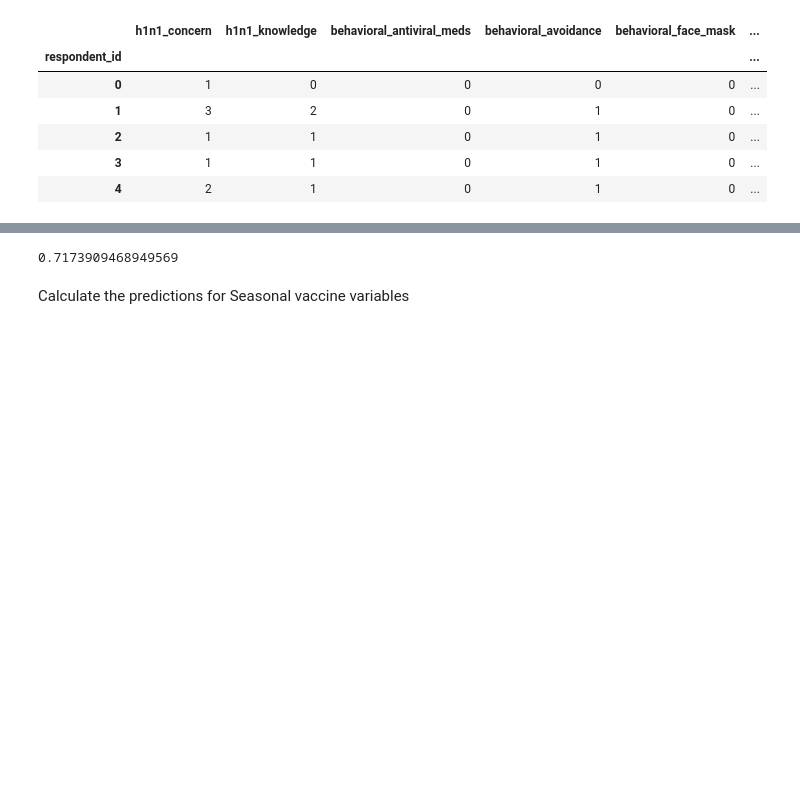
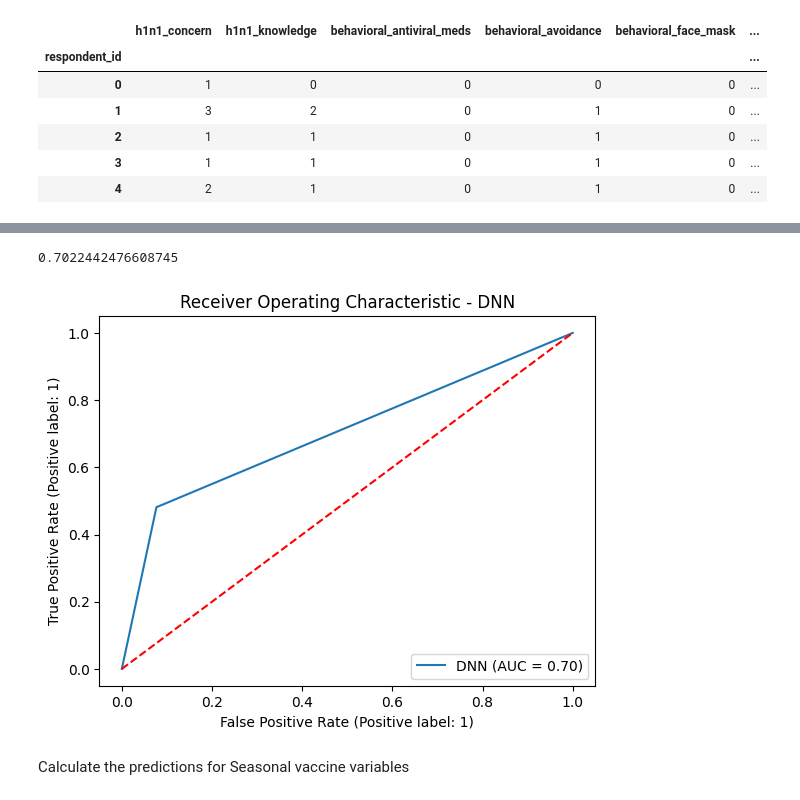
Before and after one commit to djjeff06/Flushot-Learning, a Jupyter notebook: Jupyter/Flu Shot Learning CNN (Preprocessing#1).ipynb, the cells around one changed output, grey strips where cells are left out. Saved outputs shown, nothing was run; the diff lists cells and outputs as text; code cells hidden in the pictures; blank space fills up the shorter version.

```diff
--- a/Jupyter/Flu Shot Learning CNN (Preprocessing#1).ipynb
+++ b/Jupyter/Flu Shot Learning CNN (Preprocessing#1).ipynb
@@ -83,3 +83,11 @@ from torch import nn
 from torch.nn import functional as F
 torch.cuda.is_available()
 device = "cuda" if torch.cuda.is_available() else "cpu"
+# %%
+#Hyperparameters
+
+n_hidden_units = 60
+learning_rate = 0.001
+mini_batch_size = 64
+epochs = 50
+n_features = x_train.shape[1]
@@ -233,0 +224,6 @@ Epoch: 3000 | Training Accuracy: 85.61% | Training Loss: 0.65563 || Test Accurac
+# %%
+model = DNNBC(n_features =n_features).to(device)
+torch.manual_seed(0)
+
+optimizer = torch.optim.SGD(model.parameters(),lr=learning_rate, momentum=0.9)
+loss_f = nn.BCELoss()
@@ -234,9 +278,37 @@ Epoch: 3000 | Training Accuracy: 85.61% | Training Loss: 0.65563 || Test Accurac
+# %%
+
+y_pred_list = [a for a in y_pred_list]
+ytest_pred = list(itertools.chain.from_iterable(y_pred_list))
 # %%
-preds1 = test_pred
+from sklearn import metrics
+from torchmetrics import ConfusionMatrix, Precision, Recall
+from torchmetrics.functional import f1_score
+from torchmetrics import PrecisionRecallCurve
+from sklearn.metrics import classification_report
+from torchmetrics import ROC
+target = y_test.cpu().detach().numpy()
+preds = ytest_pred
-# %%
-roc_auc_score(y_test.cpu().detach().numpy(), preds1.cpu().detach().numpy())
-# %% [output]
-0.7173909468949569
+# %%
+from sklearn.metrics import roc_auc_score, RocCurveDisplay
+from torchmetrics import AUROC
+import matplotlib.pyplot as plt
+
+def plot_AUROC(target, preds,run = None):
+    roc_auc_s =roc_auc_score(target, preds)
+    print(roc_auc_s)
+    rocauc_plot = RocCurveDisplay.from_predictions(target, preds, name= "DNN")
+    plt.title("Receiver Operating Characteristic - DNN")
+    plt.plot([0, 1], [0, 1], color="red", linestyle="--")
+    plt.plot()
+
+    if run:
+        run["roc_auc"] = roc_auc_s
+        run["auroc_plot"] = rocauc_plot
+
+plot_AUROC(target, preds)
+# %% [output]
+0.7022442476608745
+[figure, added]
 # %% [markdown]
 Calculate the predictions for Seasonal vaccine variables
 # %%
```
Also changed, not shown: parts of 23 cells of this notebook, 1 other file.
